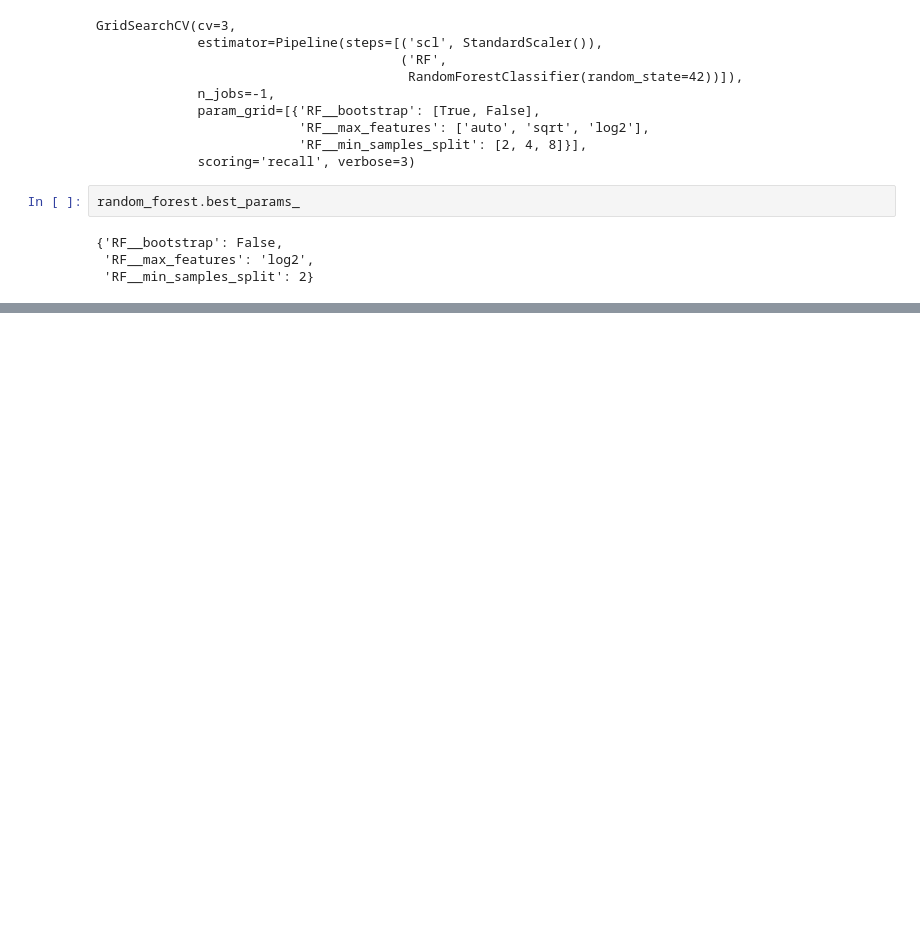
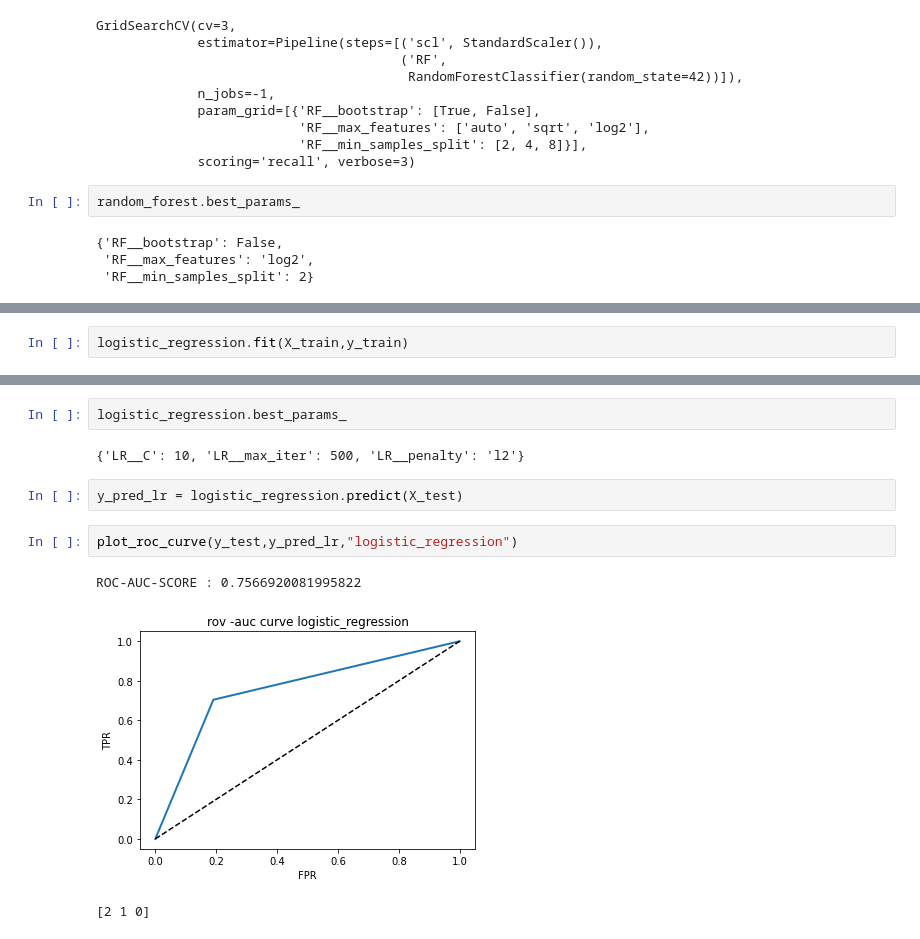
Before and after one commit to AyushSonuu/credit-card-default-ML-classification-capstone, a Jupyter notebook: Copy_of_Credit_Card_Default_Prediction_Capstone_Project.ipynb, the cells around one changed output, grey strips where cells are left out. Cells and saved outputs as stored; diff of their text form; blank space fills up the shorter version.

```diff
--- a/Copy_of_Credit_Card_Default_Prediction_Capstone_Project.ipynb
+++ b/Copy_of_Credit_Card_Default_Prediction_Capstone_Project.ipynb
@@ -729,0 +769,2 @@ weighted avg       0.85      0.84      0.84     15421
+# %%
+logistic_regression.fit(X_train,y_train)
@@ -729,0 +781,12 @@ weighted avg       0.85      0.84      0.84     15421
+# %%
+logistic_regression.best_params_
+# %% [output]
+{'LR__C': 10, 'LR__max_iter': 500, 'LR__penalty': 'l2'}
+# %%
+y_pred_lr = logistic_regression.predict(X_test)
+# %%
+plot_roc_curve(y_test,y_pred_lr,"logistic_regression")
+# %% [output]
+ROC-AUC-SCORE : 0.7566920081995822
+[figure, added]
+[2 1 0]
```
Also changed, not shown: parts of 12 cells of this notebook.
